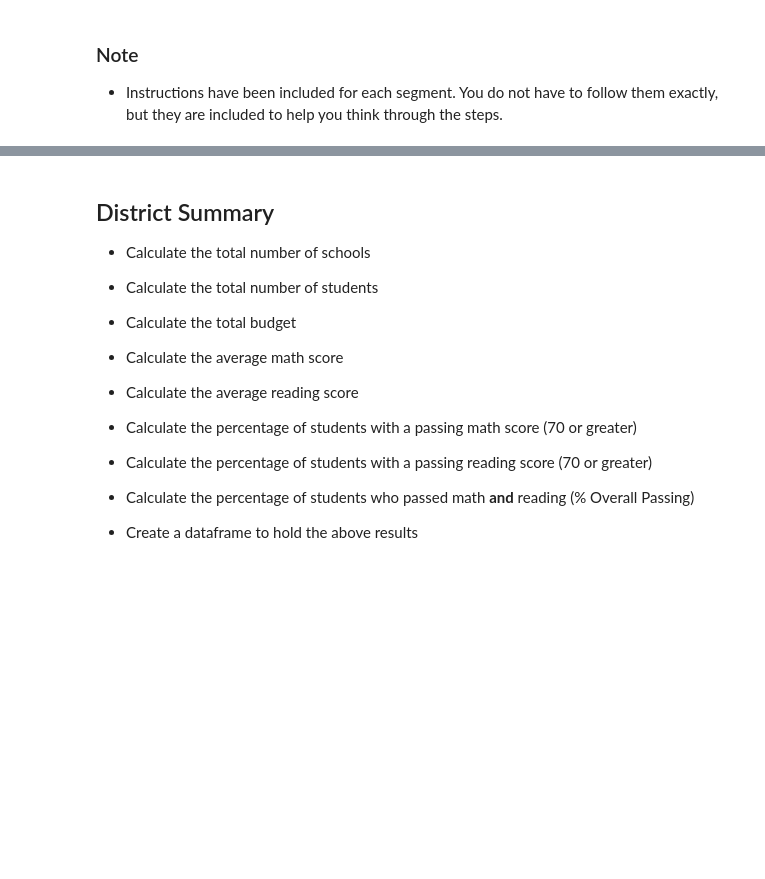
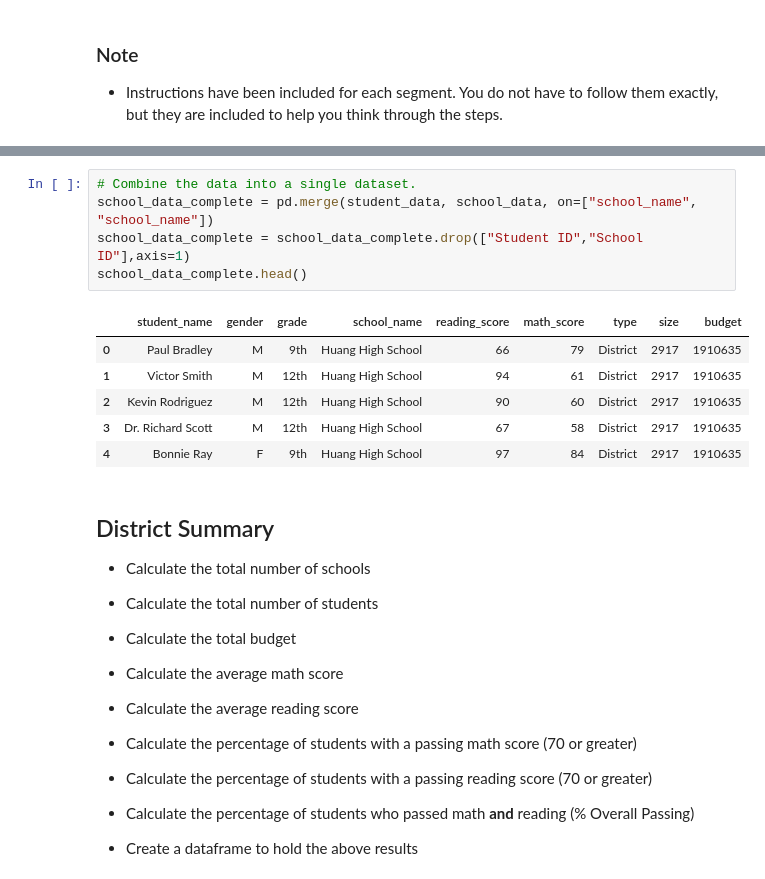
Before and after one commit to AakashRahman/pandas-challenge, a Jupyter notebook: PyCitySchools/PyCitySchools.ipynb, the cells around one changed output, grey strips where cells are left out. Drawn from its saved outputs; the diff is of its cells as text; blank space fills up the shorter version.

```diff
--- a/PyCitySchools/PyCitySchools.ipynb
+++ b/PyCitySchools/PyCitySchools.ipynb
@@ -34,3 +34,15 @@ school_data_complete
+# %%
+# Combine the data into a single dataset.
+school_data_complete = pd.merge(student_data, school_data, on=["school_name", "school_name"])
+school_data_complete = school_data_complete.drop(["Student ID","School ID"],axis=1)
+school_data_complete.head()
+# %% [output]
+|  | student_name | gender | grade | school_name | reading_score | math_score | type | size | budget |
+| 0 | Paul Bradley | M | 9th | Huang High School | 66 | 79 | District | 2917 | 1910635 |
+| 1 | Victor Smith | M | 12th | Huang High School | 94 | 61 | District | 2917 | 1910635 |
+| 2 | Kevin Rodriguez | M | 12th | Huang High School | 90 | 60 | District | 2917 | 1910635 |
+| 3 | Dr. Richard Scott | M | 12th | Huang High School | 67 | 58 | District | 2917 | 1910635 |
+| 4 | Bonnie Ray | F | 9th | Huang High School | 97 | 84 | District | 2917 | 1910635 |
 # %% [markdown]
 ## District Summary
 
```
Also changed, not shown: parts of 27 cells of this notebook, 2 other files.
